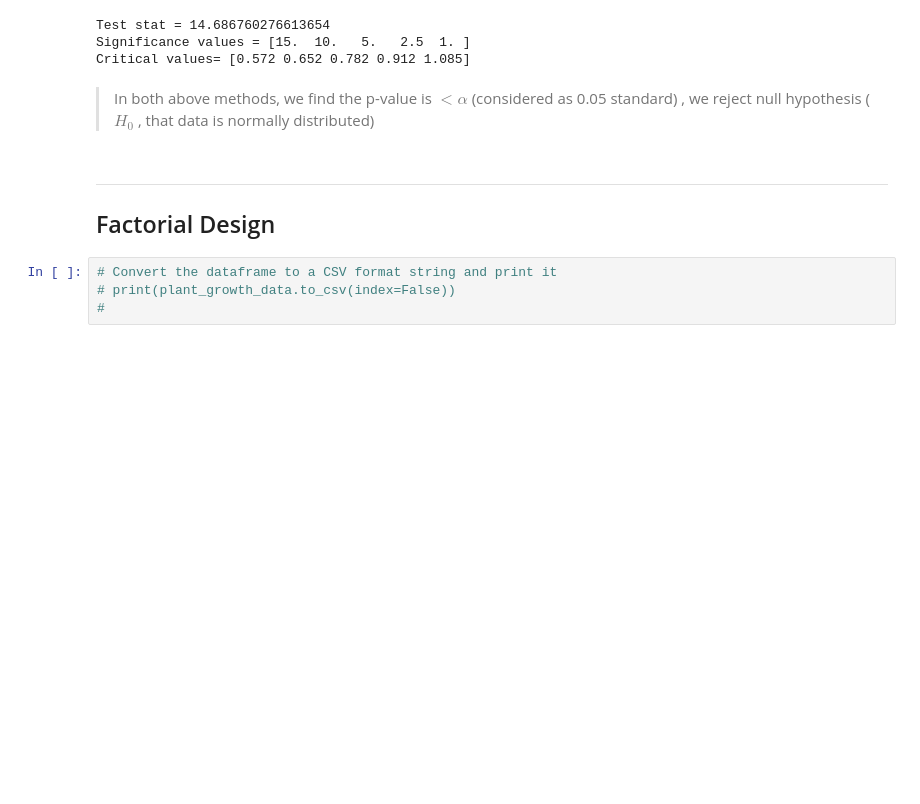
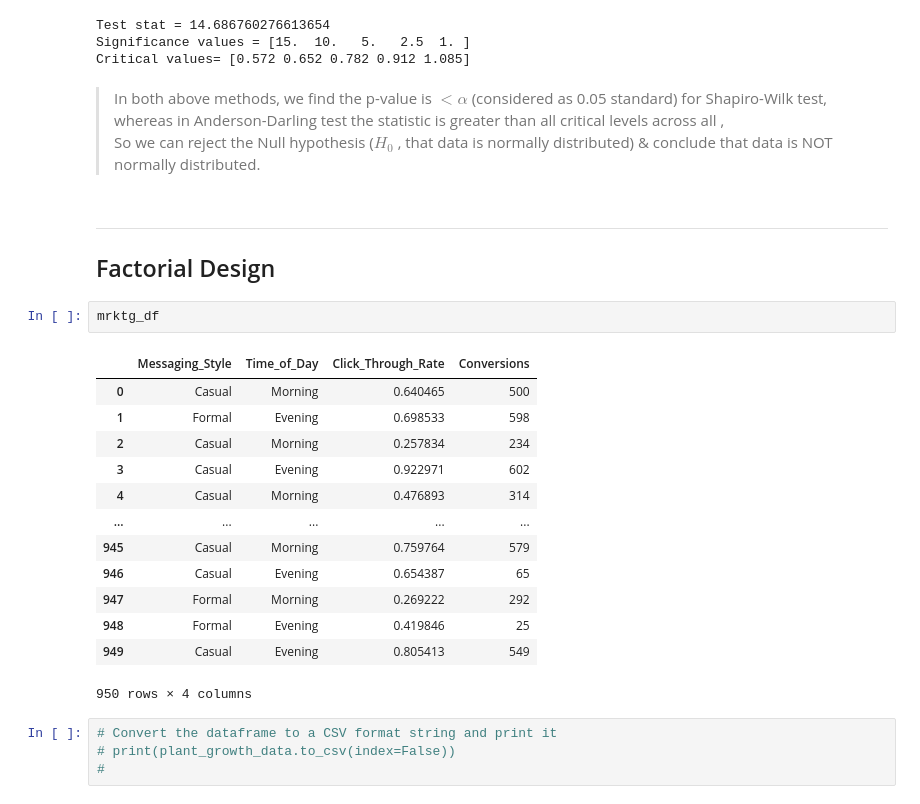
Before and after one commit to abhijeet-bhambere/python-ml-trail, a Jupyter notebook: experimental_design.ipynb, the cells around one changed output. Drawn from its saved outputs; the diff is of its cells as text; blank space fills up the shorter version.

```diff
--- a/experimental_design.ipynb
+++ b/experimental_design.ipynb
@@ -516,10 +625,27 @@ Test stat = 14.686760276613654
 Significance values = [15.  10.   5.   2.5  1. ]
 Critical values= [0.572 0.652 0.782 0.912 1.085]
 # %% [markdown]
->In both above methods, we find the p-value is $< \alpha$ (considered as 0.05 standard) , we reject null hypothesis ($H_0$ , that data is normally distributed)
+>In both above methods, we find the p-value is $< \alpha$ (considered as 0.05 standard) for Shapiro-Wilk test, whereas in Anderson-Darling test the statistic is greater than all critical levels across all ,<br>
+So we can reject the Null hypothesis ($H_0$ , that data is normally distributed) & conclude that data is NOT normally distributed.
 # %% [markdown]
 _____
 ## Factorial Design
+# %%
+mrktg_df
+# %% [output]
+|  | Messaging_Style | Time_of_Day | Click_Through_Rate | Conversions |
+| 0 | Casual | Morning | 0.640465 | 500 |
+| 1 | Formal | Evening | 0.698533 | 598 |
+| 2 | Casual | Morning | 0.257834 | 234 |
+| 3 | Casual | Evening | 0.922971 | 602 |
+| 4 | Casual | Morning | 0.476893 | 314 |
+| ... | ... | ... | ... | ... |
+| 945 | Casual | Morning | 0.759764 | 579 |
+| 946 | Casual | Evening | 0.654387 | 65 |
+| 947 | Formal | Morning | 0.269222 | 292 |
+| 948 | Formal | Evening | 0.419846 | 25 |
+| 949 | Casual | Evening | 0.805413 | 549 |
+950 rows × 4 columns
 # %%
 # Convert the dataframe to a CSV format string and print it
 # print(plant_growth_data.to_csv(index=False))
```
Also changed, not shown: parts of 13 cells of this notebook.
